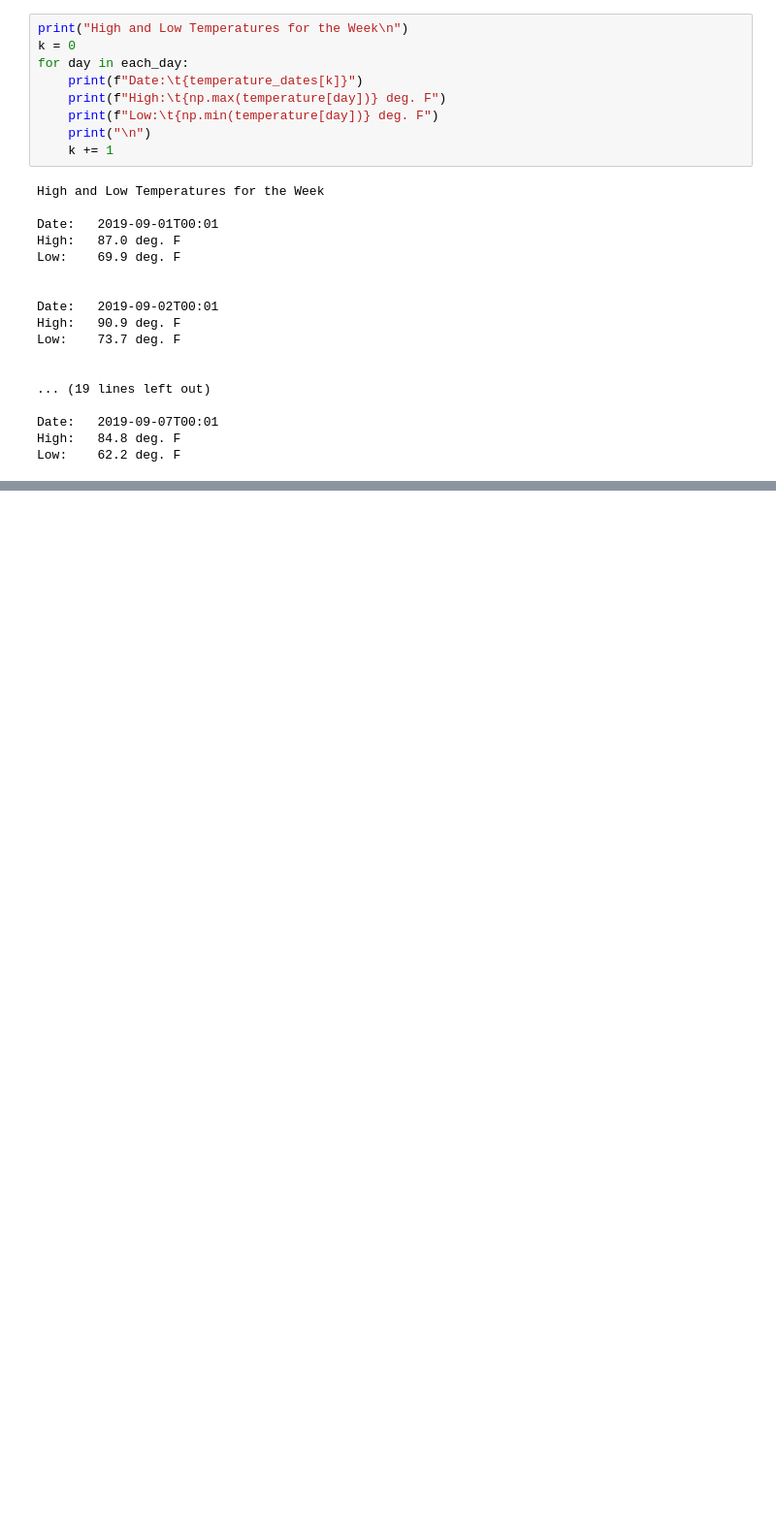
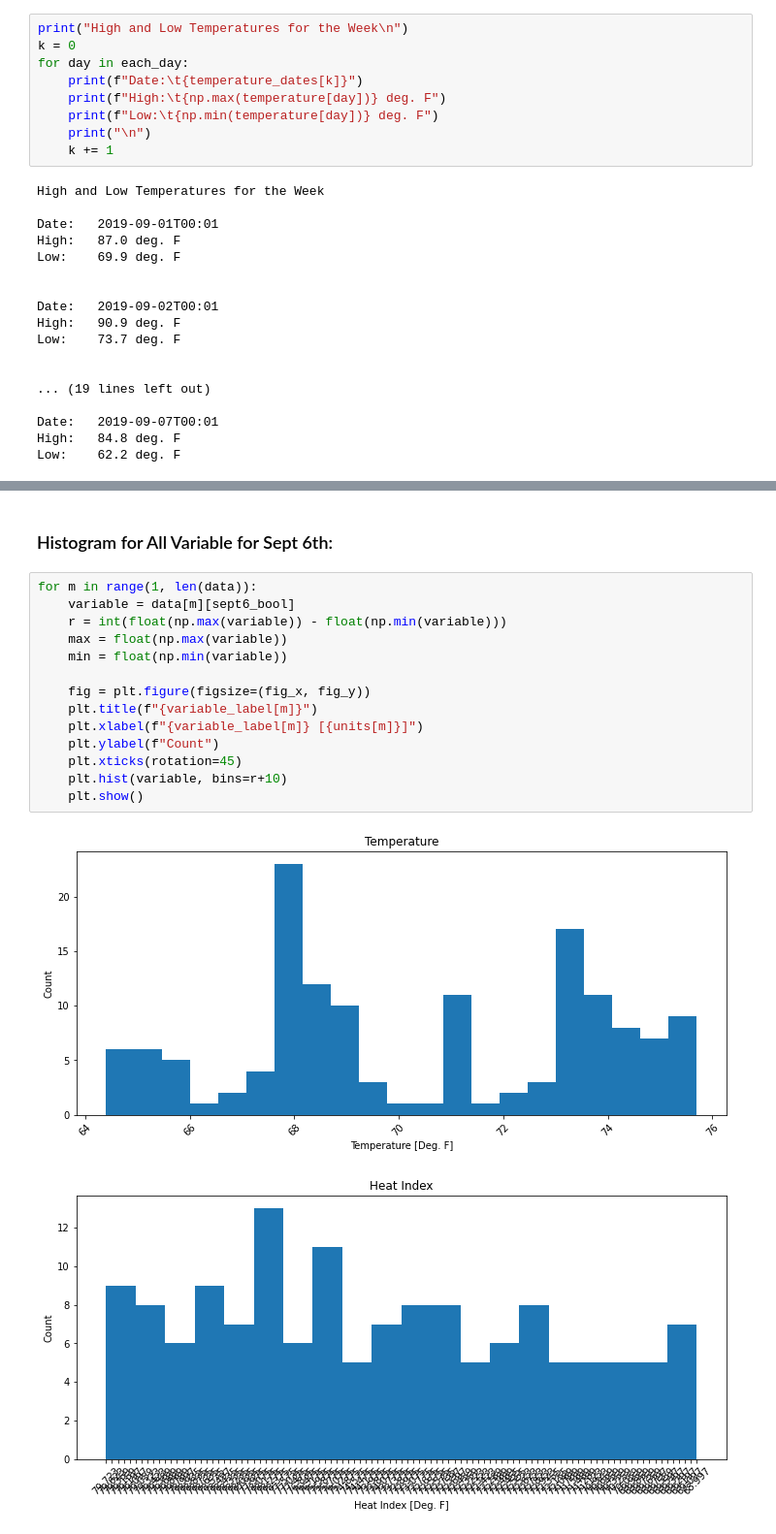
Before and after one commit to justinyed/Simple_Statistics_and_Data_Cleaning_of_Weather_Data, a Jupyter notebook: src/week4_weather_statistics.ipynb, the cells around one changed output, grey strips where cells are left out. Shown at 97% size. Cells and saved outputs as stored; diff of their text form; blank space fills up the shorter version.

```diff
--- a/src/week4_weather_statistics.ipynb
+++ b/src/week4_weather_statistics.ipynb
@@ -192,0 +180,19 @@ print(variable)
+# %% [markdown]
+### Histogram for All Variable for Sept 6th:
+# %%
+for m in range(1, len(data)):
+    variable = data[m][sept6_bool]
+    r = int(float(np.max(variable)) - float(np.min(variable)))
+    max = float(np.max(variable))
+    min = float(np.min(variable))
+
+    fig = plt.figure(figsize=(fig_x, fig_y))
+    plt.title(f"{variable_label[m]}")
+    plt.xlabel(f"{variable_label[m]} [{units[m]}]")
+    plt.ylabel(f"Count")
+    plt.xticks(rotation=45)
+    plt.hist(variable, bins=r+10)
+    plt.show()
+# %% [output]
+[figure, added]
+[figure, added]
```
Also changed, not shown: parts of 4 cells of this notebook, 6 other files.
